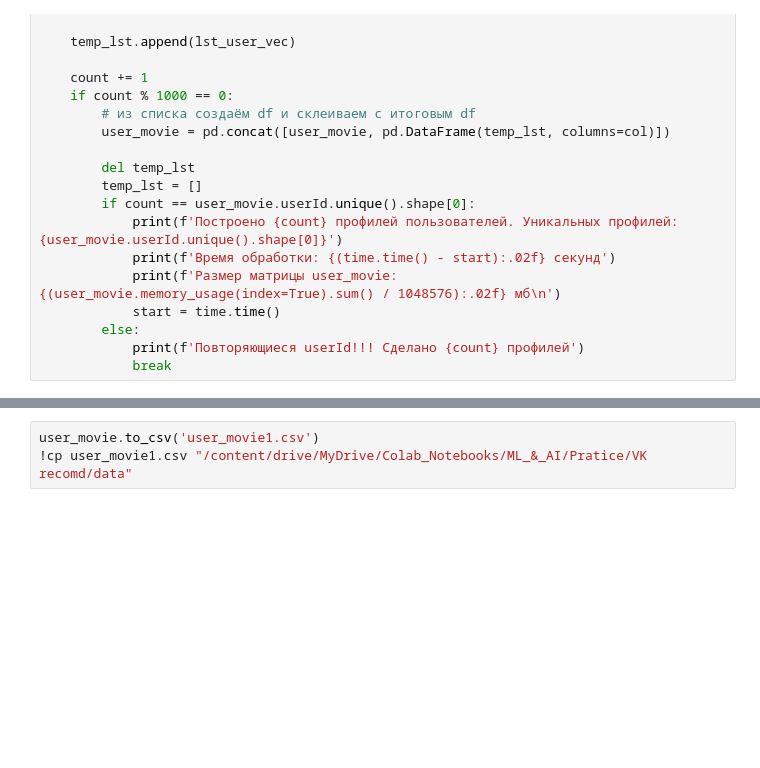
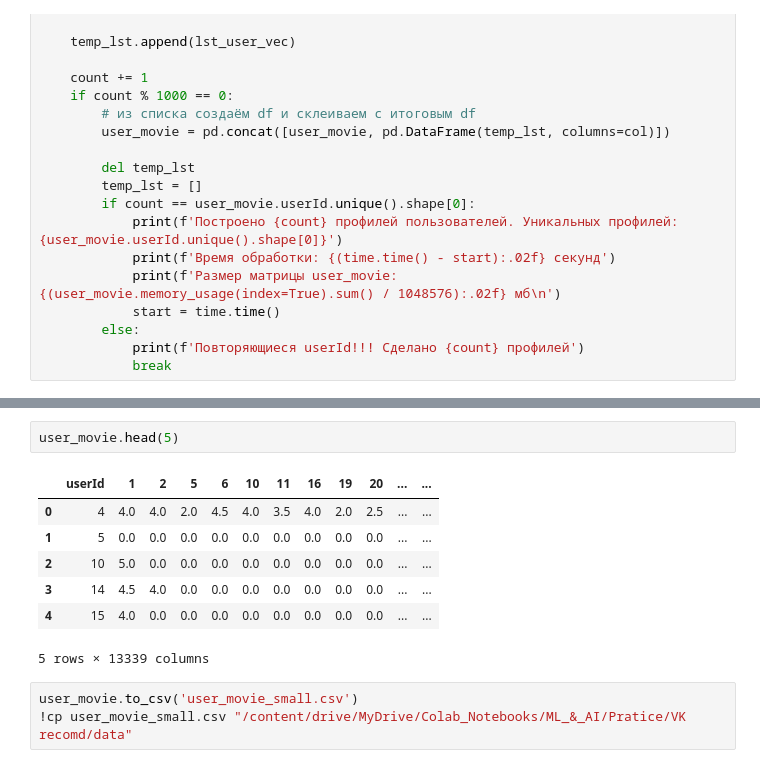
Before and after one commit to EgorSolovei/VK-recommendation-system, a Jupyter notebook: create_user_movie_matrix.ipynb, the cells around one changed output, grey strips where cells are left out. Drawn from its saved outputs; the diff is of its cells as text; blank space fills up the shorter version.

```diff
--- a/create_user_movie_matrix.ipynb
+++ b/create_user_movie_matrix.ipynb
@@ -188,3 +187,13 @@ user_movie.shape
+# %%
+user_movie.head(5)
+# %% [output]
+|  | userId | 1 | 2 | 5 | 6 | 10 | 11 | 16 | 19 | 20 | ... | ... |
+| 0 | 4 | 4.0 | 4.0 | 2.0 | 4.5 | 4.0 | 3.5 | 4.0 | 2.0 | 2.5 | ... | ... |
+| 1 | 5 | 0.0 | 0.0 | 0.0 | 0.0 | 0.0 | 0.0 | 0.0 | 0.0 | 0.0 | ... | ... |
+| 2 | 10 | 5.0 | 0.0 | 0.0 | 0.0 | 0.0 | 0.0 | 0.0 | 0.0 | 0.0 | ... | ... |
+| 3 | 14 | 4.5 | 4.0 | 0.0 | 0.0 | 0.0 | 0.0 | 0.0 | 0.0 | 0.0 | ... | ... |
+| 4 | 15 | 4.0 | 0.0 | 0.0 | 0.0 | 0.0 | 0.0 | 0.0 | 0.0 | 0.0 | ... | ... |
+5 rows × 13339 columns
 # %%
-user_movie.to_csv('user_movie1.csv')
-!cp user_movie1.csv "/content/drive/MyDrive/Colab_Notebooks/ML_&_AI/Pratice/VK recomd/data"
+user_movie.to_csv('user_movie_small.csv')
+!cp user_movie_small.csv "/content/drive/MyDrive/Colab_Notebooks/ML_&_AI/Pratice/VK recomd/data"
```
Also changed, not shown: parts of 3 cells of this notebook.
